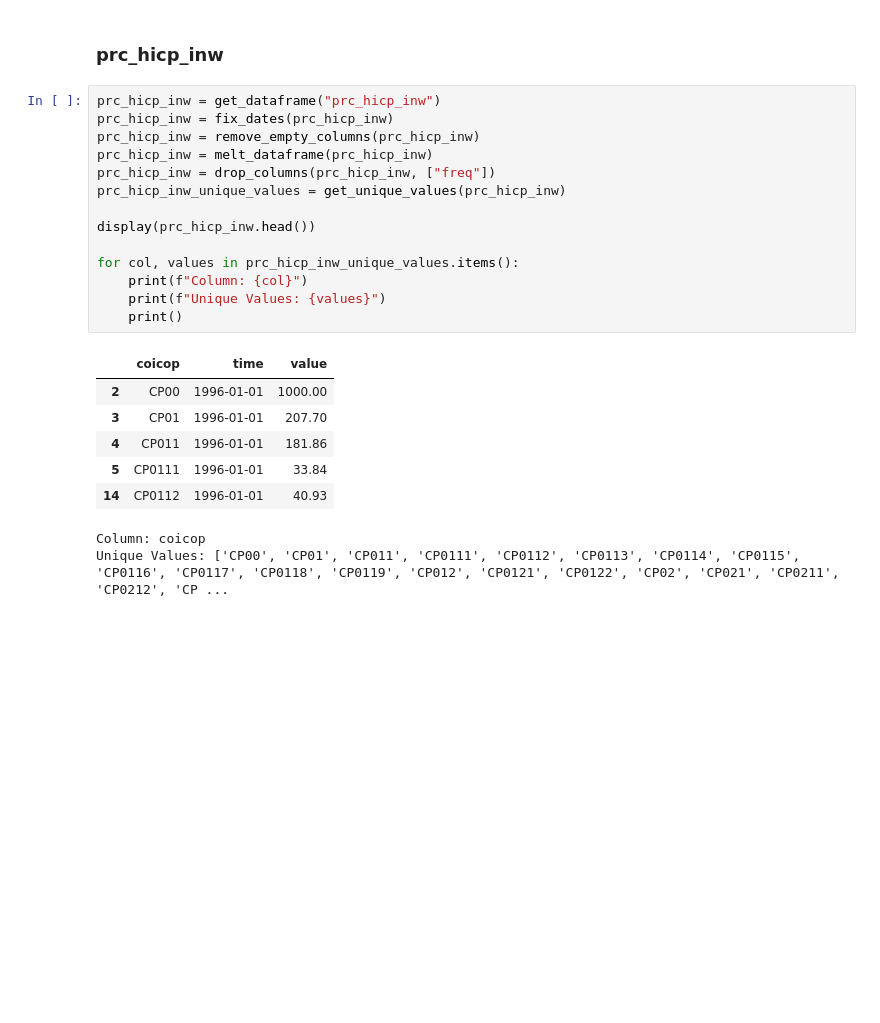
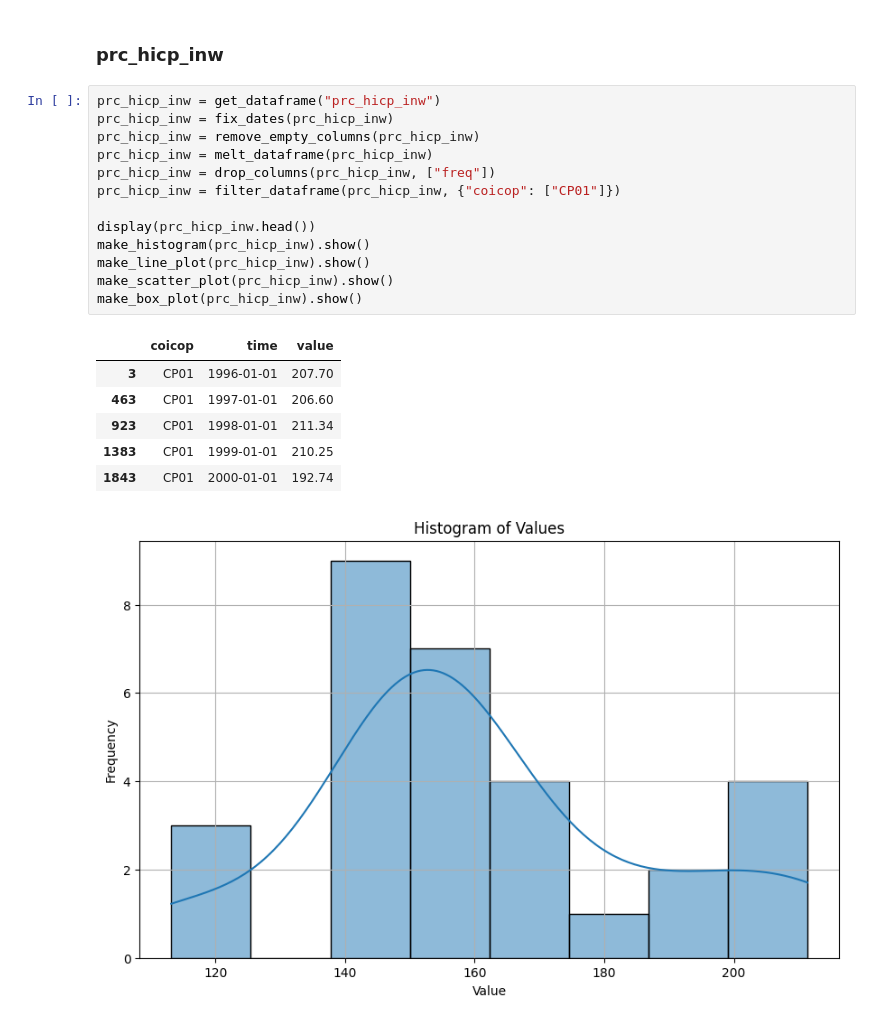
Before and after one commit to muffindud/iceland-data-analysis, a Jupyter notebook: main.ipynb, the cells around one changed output. Drawn from its saved outputs; the diff is of its cells as text; blank space fills up the shorter version.

```diff
--- a/main.ipynb
+++ b/main.ipynb
@@ -373,23 +372,21 @@ Unique Values: ['CP00', 'CP01', 'CP011', 'CP0111', 'CP0112', 'CP0113', 'CP0114',
 # %%
 prc_hicp_inw = get_dataframe("prc_hicp_inw")
 prc_hicp_inw = fix_dates(prc_hicp_inw)
 prc_hicp_inw = remove_empty_columns(prc_hicp_inw)
 prc_hicp_inw = melt_dataframe(prc_hicp_inw)
 prc_hicp_inw = drop_columns(prc_hicp_inw, ["freq"])
-prc_hicp_inw_unique_values = get_unique_values(prc_hicp_inw)
+prc_hicp_inw = filter_dataframe(prc_hicp_inw, {"coicop": ["CP01"]})
 
 display(prc_hicp_inw.head())
-
-for col, values in prc_hicp_inw_unique_values.items():
-    print(f"Column: {col}")
-    print(f"Unique Values: {values}")
-    print()
+make_histogram(prc_hicp_inw).show()
+make_line_plot(prc_hicp_inw).show()
+make_scatter_plot(prc_hicp_inw).show()
+make_box_plot(prc_hicp_inw).show()
 # %% [output]
 |  | coicop | time | value |
-| 2 | CP00 | 1996-01-01 | 1000.00 |
 | 3 | CP01 | 1996-01-01 | 207.70 |
-| 4 | CP011 | 1996-01-01 | 181.86 |
-| 5 | CP0111 | 1996-01-01 | 33.84 |
-| 14 | CP0112 | 1996-01-01 | 40.93 |
+| 463 | CP01 | 1997-01-01 | 206.60 |
+| 923 | CP01 | 1998-01-01 | 211.34 |
+| 1383 | CP01 | 1999-01-01 | 210.25 |
+| 1843 | CP01 | 2000-01-01 | 192.74 |
-Column: coicop
-Unique Values: ['CP00', 'CP01', 'CP011', 'CP0111', 'CP0112', 'CP0113', 'CP0114', 'CP0115', 'CP0116', 'CP0117', 'CP0118', 'CP0119', 'CP012', 'CP0121', 'CP0122', 'CP02', 'CP021', 'CP0211', 'CP0212', 'CP ...
+[figure, added]
```
Also changed, not shown: parts of 6 cells of this notebook.
